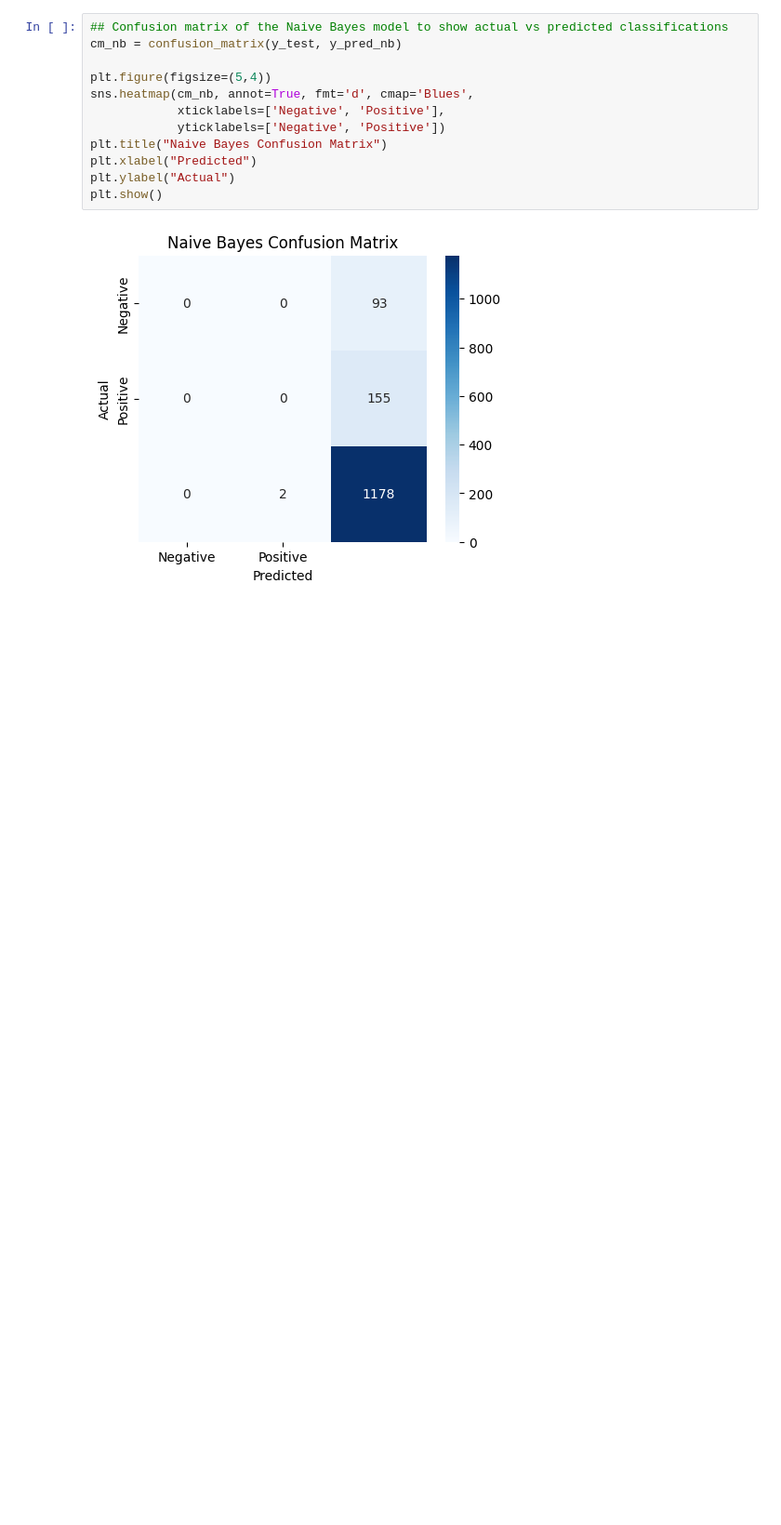
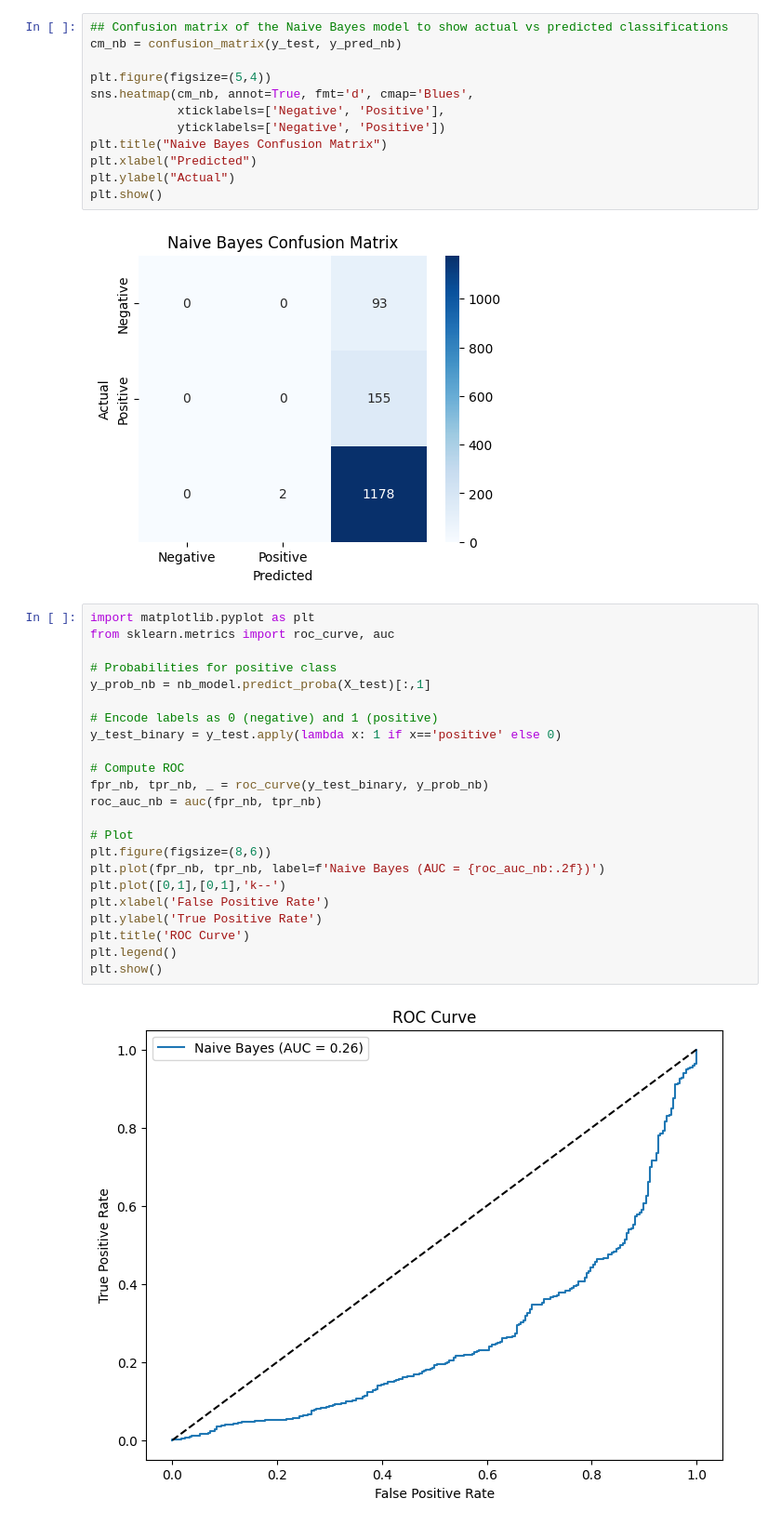
Before and after one commit to Parinda29/MIR-Analysis, a Jupyter notebook: MlProject.ipynb, the cells around one changed output. Shown at 93% size. Cells and saved outputs as stored; diff of their text form; blank space fills up the shorter version.

```diff
--- a/MlProject.ipynb
+++ b/MlProject.ipynb
@@ -159,3 +159,28 @@ plt.ylabel("Actual")
 plt.show()
 # %% [output]
 [figure]
+# %%
+import matplotlib.pyplot as plt
+from sklearn.metrics import roc_curve, auc
+
+# Probabilities for positive class
+y_prob_nb = nb_model.predict_proba(X_test)[:,1]
+
+# Encode labels as 0 (negative) and 1 (positive)
+y_test_binary = y_test.apply(lambda x: 1 if x=='positive' else 0)
+
+# Compute ROC
+fpr_nb, tpr_nb, _ = roc_curve(y_test_binary, y_prob_nb)
+roc_auc_nb = auc(fpr_nb, tpr_nb)
+
+# Plot
+plt.figure(figsize=(8,6))
+plt.plot(fpr_nb, tpr_nb, label=f'Naive Bayes (AUC = {roc_auc_nb:.2f})')
+plt.plot([0,1],[0,1],'k--')
+plt.xlabel('False Positive Rate')
+plt.ylabel('True Positive Rate')
+plt.title('ROC Curve')
+plt.legend()
+plt.show()
+# %% [output]
+[figure, added]
```
Also changed, not shown: parts of 6 cells of this notebook.
